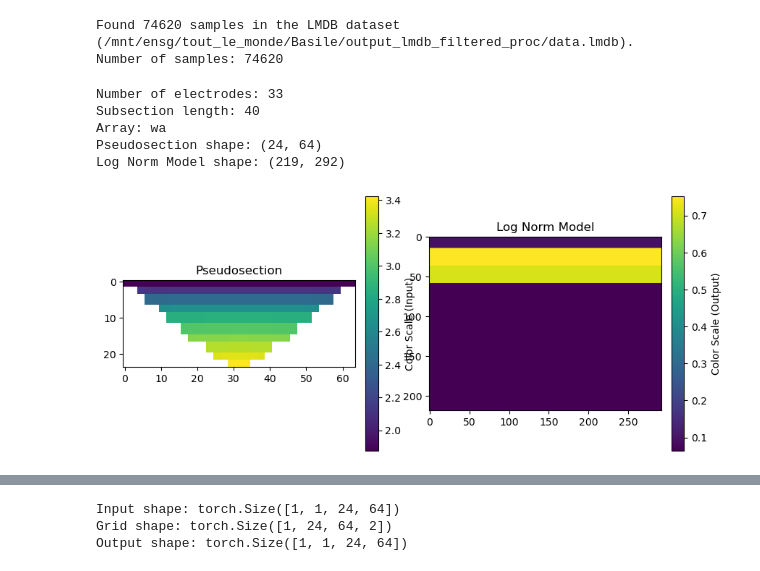
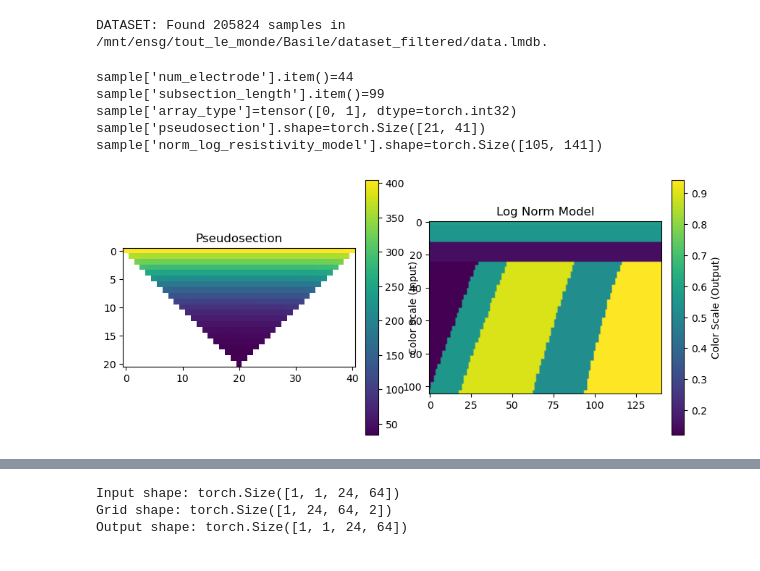
Before and after one commit to Jojobarbarr/invERT, a Jupyter notebook: invERT/viz_dataset.ipynb, the cells around one changed output, grey strips where cells are left out. Drawn from its saved outputs; the diff is of its cells as text; code cells hidden in the pictures.

Commit message:
Changed database to torch format

```diff
--- a/invERT/viz_dataset.ipynb
+++ b/invERT/viz_dataset.ipynb
@@ -4,38 +4,42 @@ from pathlib import Path
 import matplotlib.pyplot as plt
 import numpy as np
 # %%
-# dataset = LMDBDataset(
-#     lmdb_path=Path('../../output_lmbd_10000_filtered_proc_post/data.lmdb')
-# )
 dataset = LMDBDataset(
-    lmdb_path=Path('/mnt/ensg/tout_le_monde/Basile/output_lmdb_filtered_proc/data.lmdb')
+    lmdb_path=Path('/mnt/ensg/tout_le_monde/Basile/dataset_filtered/data.lmdb')
 )
-print(f"Number of samples: {len(dataset)}")
 # %% [output]
-Found 74620 samples in the LMDB dataset (/mnt/ensg/tout_le_monde/Basile/output_lmdb_filtered_proc/data.lmdb).
-Number of samples: 74620
+DATASET: Found 205824 samples in /mnt/ensg/tout_le_monde/Basile/dataset_filtered/data.lmdb.
 # %%
-idx = 518
-num_electrode, subsection_length, array, pseudosection, log_norm_model = dataset[idx][1]
-print(f"Number of electrodes: {num_electrode}")
-print(f"Subsection length: {subsection_length}")
-print(f"Array: {array}")
-print(f"Pseudosection shape: {pseudosection.shape}")
-print(f"Log Norm Model shape: {log_norm_model.shape}")
+idx = 523
+sample = dataset[idx]
+print(f"{sample['num_electrode'].item()=}")
+print(f"{sample['subsection_length'].item()=}")
+print(f"{sample['array_type']=}")
+print(f"{sample['pseudosection'].shape=}")
+print(f"{sample['norm_log_resistivity_model'].shape=}")
+
+pseudosection = sample['pseudosection']
+non_zero_apparent_resistivities = pseudosection[pseudosection != 0]
+vmin = non_zero_apparent_resistivities.min().item()
+
+norm_log_resistivity_model = sample['norm_log_resistivity_model']
+
 fig, ax = plt.subplots(1, 2, figsize=(10, 5))
-im1 = ax[0].imshow(pseudosection)
+cmap = plt.get_cmap('viridis')  # You can change this to any colormap you prefer.
+cmap.set_under('white')
+im1 = ax[0].imshow(pseudosection, vmin=vmin, cmap=cmap)
 ax[0].set_title("Pseudosection")
 cbar1 = fig.colorbar(im1, ax=ax[0], orientation='vertical', fraction=0.05, pad=0.04)
 cbar1.set_label("Color Scale (Input)")
-im2 = ax[1].imshow(log_norm_model)
+im2 = ax[1].imshow(norm_log_resistivity_model)
 ax[1].set_title("Log Norm Model")
 cbar2 = fig.colorbar(im2, ax=ax[1], orientation='vertical', fraction=0.05, pad=0.04)
 cbar2.set_label("Color Scale (Output)")
 plt.show()
 # %% [output]
-Number of electrodes: 33
-Subsection length: 40
-Array: wa
-Pseudosection shape: (24, 64)
-Log Norm Model shape: (219, 292)
+sample['num_electrode'].item()=44
+sample['subsection_length'].item()=99
+sample['array_type']=tensor([0, 1], dtype=torch.int32)
+sample['pseudosection'].shape=torch.Size([21, 41])
+sample['norm_log_resistivity_model'].shape=torch.Size([105, 141])
-[figure, old version]
+[figure, new version]
```
Also changed, not shown: parts of 2 cells of this notebook, 8 other files.
